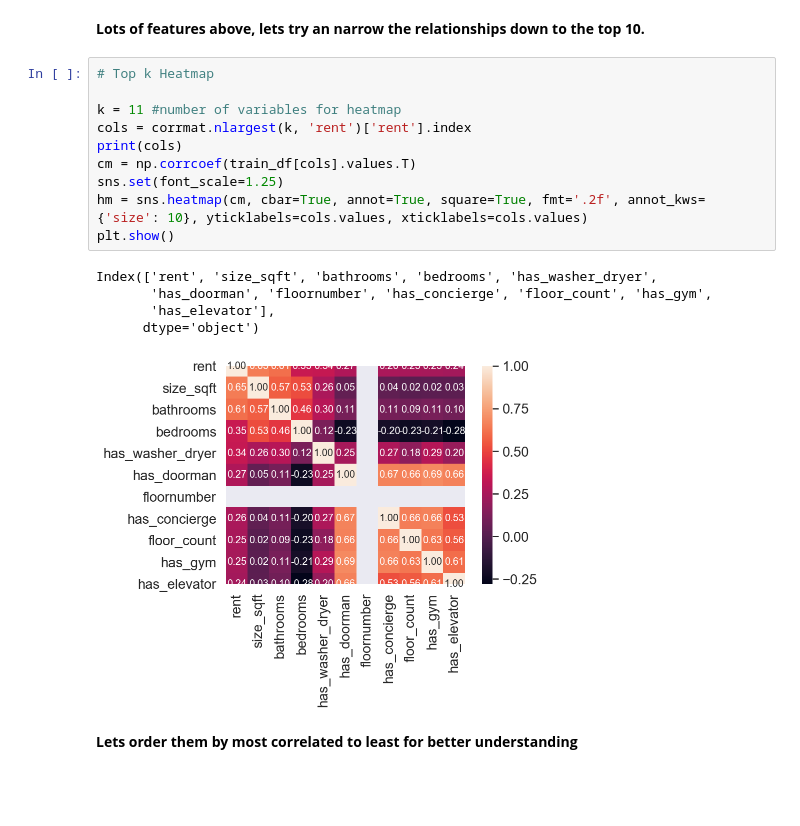
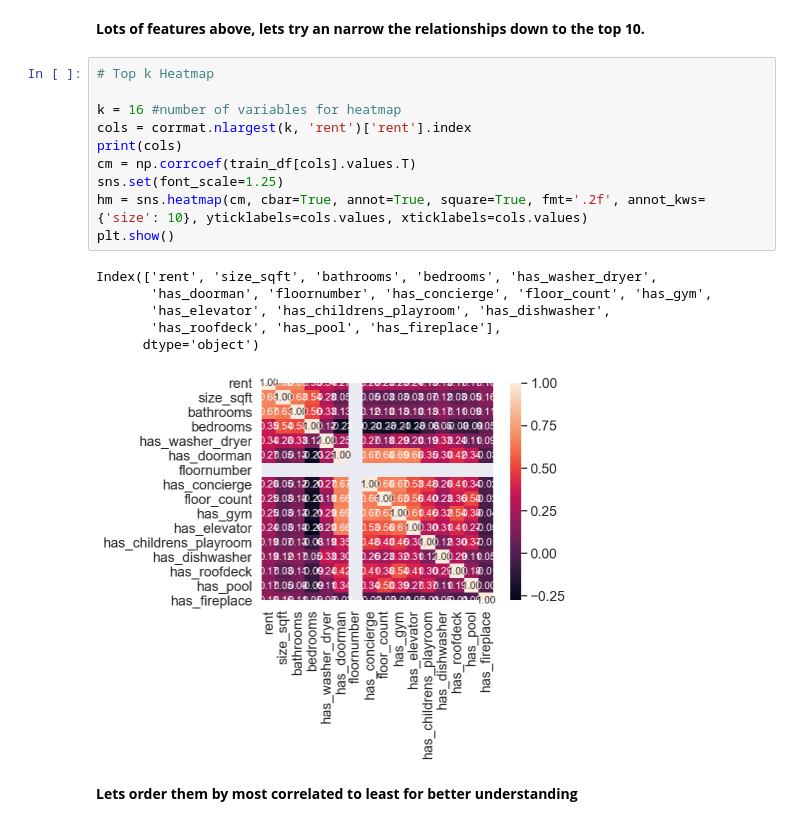
Before and after one commit to Ilroy/DS_Final_Project, a Jupyter notebook: Training_Testing_Master-Final.ipynb, the cells around one changed output. Drawn from its saved outputs; the diff is of its cells as text; blank space fills up the shorter version.

```diff
--- a/Training_Testing_Master-Final.ipynb
+++ b/Training_Testing_Master-Final.ipynb
@@ -189,19 +206,20 @@ sns.heatmap(corrmat, vmax=.8, square=True);
 # %%
 # Top k Heatmap
 
-k = 11 #number of variables for heatmap
+k = 16 #number of variables for heatmap
 cols = corrmat.nlargest(k, 'rent')['rent'].index
 print(cols)
 cm = np.corrcoef(train_df[cols].values.T)
 sns.set(font_scale=1.25)
 hm = sns.heatmap(cm, cbar=True, annot=True, square=True, fmt='.2f', annot_kws={'size': 10}, yticklabels=cols.values, xticklabels=cols.values)
 plt.show()
 # %% [output]
 Index(['rent', 'size_sqft', 'bathrooms', 'bedrooms', 'has_washer_dryer',
        'has_doorman', 'floornumber', 'has_concierge', 'floor_count', 'has_gym',
-       'has_elevator'],
+       'has_elevator', 'has_childrens_playroom', 'has_dishwasher',
+       'has_roofdeck', 'has_pool', 'has_fireplace'],
       dtype='object')
-[figure, old version]
+[figure, new version]
 # %% [markdown]
 **Lets order them by most correlated to least for better understanding**
 # %%
```
Also changed, not shown: parts of 87 cells of this notebook, 1 other file.
